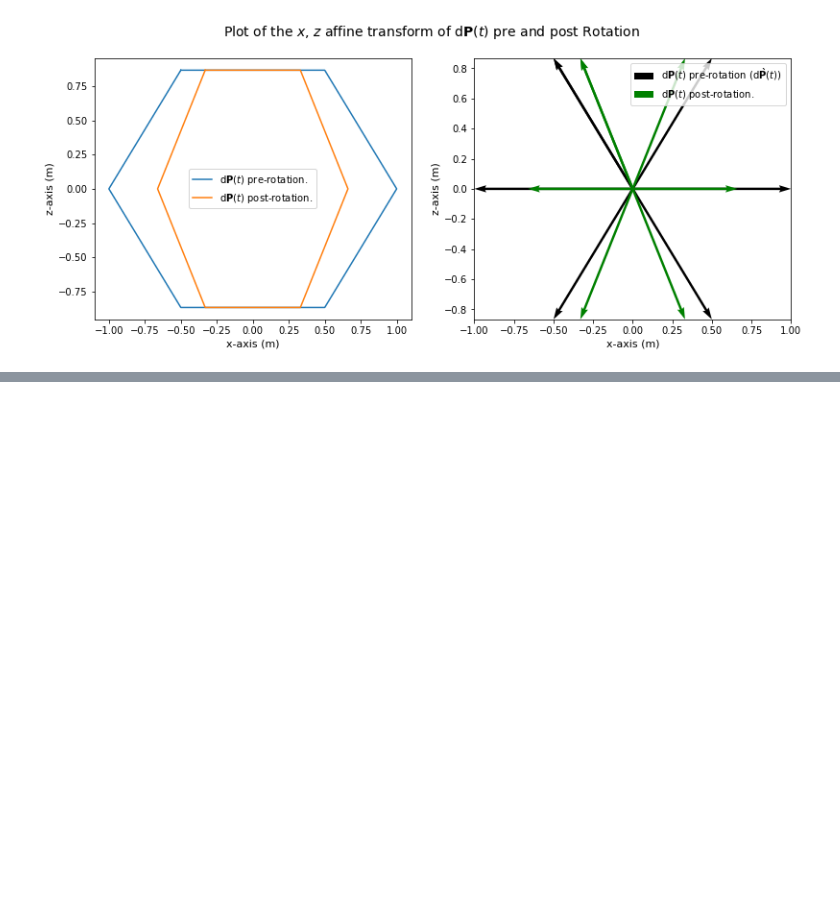
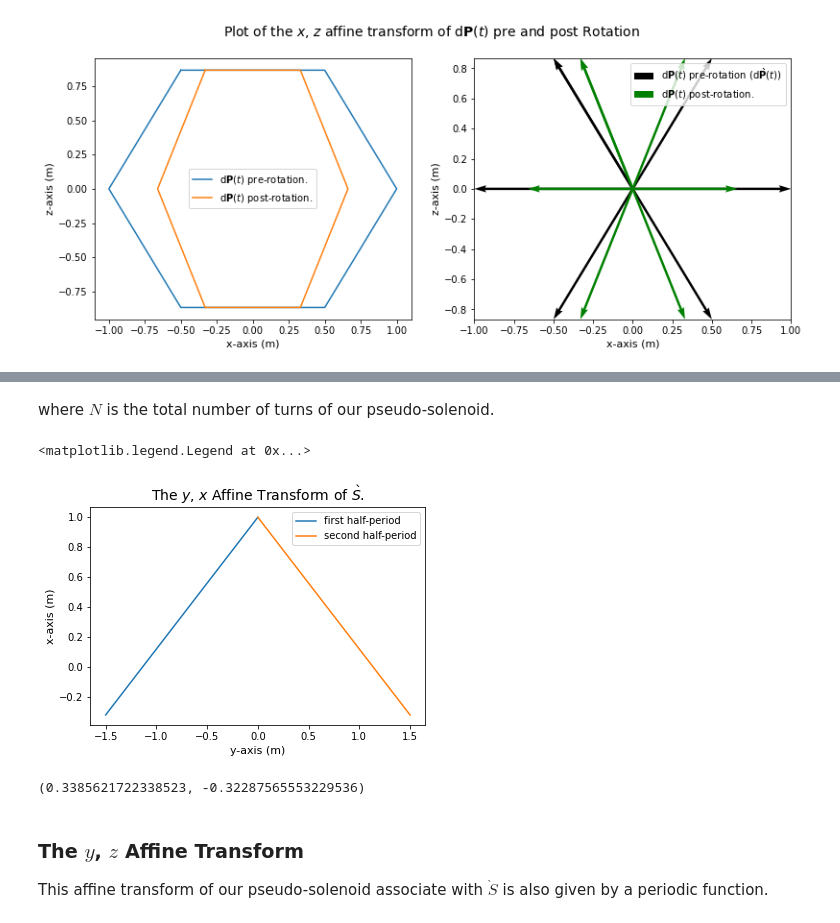
Before and after one commit to jordandll/Electromagnetism, a Jupyter notebook: Solenoids.ipynb, the cells around one changed output, grey strips where cells are left out. Drawn from its saved outputs; the diff is of its cells as text; code cells hidden in the pictures; blank space fills up the shorter version.

Commit message:
Update via upload.
Additions to Solenoids.ipynb

```diff
--- a/Solenoids.ipynb
+++ b/Solenoids.ipynb
@@ -737,0 +777,36 @@ And, via equation (9.y), the identity of $\grave{P}_x(t)$, and subsitution,
+# %% [markdown]
+where $N$ is the total number of turns of our pseudo-solenoid.
+# %%
+# Define P_x(y) and it's domain for the first half-period.
+y  = np.linspace(-2*r*np.sin(varphi), 0, num=6)
+x  = r + y / np.tan(varphi)
+
+# Create figure and axes object.
+fig, ax = plt.subplots()
+
+# Configure axes.
+ax.set_title(r'The $y$, $x$ Affine Transform of $\grave{S}$.', size=14)
+ax.set_xlabel('y-axis (m)', size=11)
+ax.set_ylabel('x-axis (m)', size=11)
+
+# Create plot of first half-period.
+ax.plot(y, x, label='first half-period')
+
+# Define P_x(y) and it's domain for the second half-period.
+y += 2*r * np.sin(varphi)
+x = r - y / np.tan(varphi)
+
+# Create plot of second half-period.
+ax.plot(y, x, label='second half-period')
+ax.legend()
+# %% [output]
+<matplotlib.legend.Legend at 0x...>
+[figure, added]
+# %%
+(r*(1-np.cos(varphi)), min(x))
+# %% [output]
+(0.3385621722338523, -0.32287565553229536)
+# %% [markdown]
+### The $y$, $z$ Affine Transform
+
+This affine transform of our pseudo-solenoid associate with $\grave{S}$ is also given by a periodic function.
```
Also changed, not shown: parts of 20 cells of this notebook.
